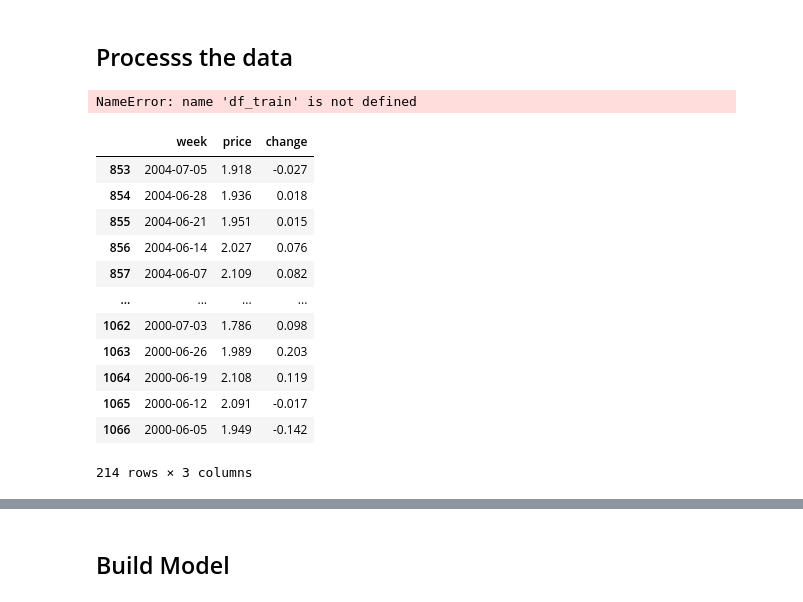
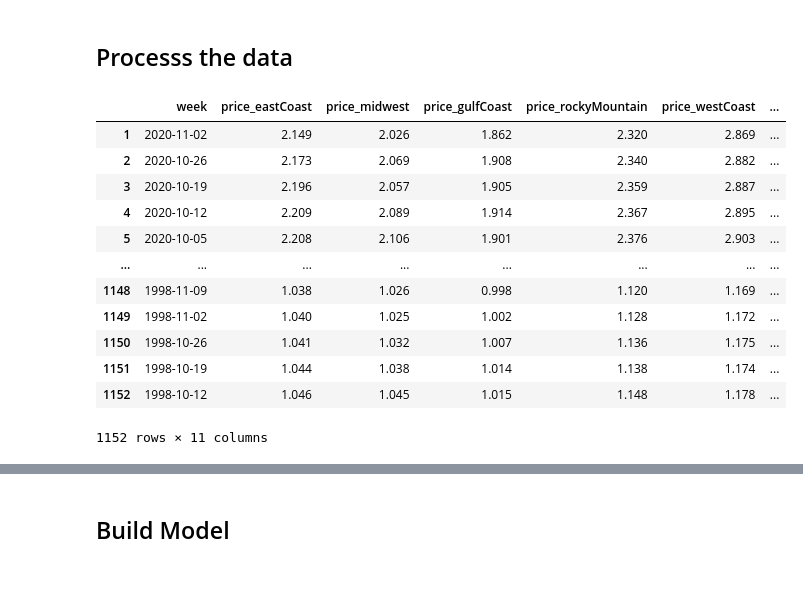
Before and after one commit to ioanacasandra7/Gas-price-prediction, a Jupyter notebook: models/model_gasPrice_only.ipynb, the cells around one changed output, grey strips where cells are left out. Saved outputs shown, nothing was run; the diff lists cells and outputs as text; code cells hidden in the pictures.

```diff
--- a/models/model_gasPrice_only.ipynb
+++ b/models/model_gasPrice_only.ipynb
@@ -68,23 +68,19 @@ prices_df.plot(x = 'week', y=["change_eastCoast", "change_midwest", "change_gulf
 train_size = int(0.8 * len(prices_df))
 prices_df_train = prices_df.iloc[0:train_size]
 prices_df_test = prices_df.iloc[train_size:]
-# %%
-pricesdf_train
-# %% [output]
-NameError: name 'df_train' is not defined
-# %%
-df_test
-# %% [output]
-|  | week | price | change |
-| 853 | 2004-07-05 | 1.918 | -0.027 |
-| 854 | 2004-06-28 | 1.936 | 0.018 |
-| 855 | 2004-06-21 | 1.951 | 0.015 |
-| 856 | 2004-06-14 | 2.027 | 0.076 |
-| 857 | 2004-06-07 | 2.109 | 0.082 |
-| ... | ... | ... | ... |
-| 1062 | 2000-07-03 | 1.786 | 0.098 |
-| 1063 | 2000-06-26 | 1.989 | 0.203 |
-| 1064 | 2000-06-19 | 2.108 | 0.119 |
-| 1065 | 2000-06-12 | 2.091 | -0.017 |
-| 1066 | 2000-06-05 | 1.949 | -0.142 |
-214 rows × 3 columns
+# %%
+prices_df_train
+# %% [output]
+|  | week | price_eastCoast | price_midwest | price_gulfCoast | price_rockyMountain | price_westCoast | ... |
+| 1 | 2020-11-02 | 2.149 | 2.026 | 1.862 | 2.320 | 2.869 | ... |
+| 2 | 2020-10-26 | 2.173 | 2.069 | 1.908 | 2.340 | 2.882 | ... |
+| 3 | 2020-10-19 | 2.196 | 2.057 | 1.905 | 2.359 | 2.887 | ... |
+| 4 | 2020-10-12 | 2.209 | 2.089 | 1.914 | 2.367 | 2.895 | ... |
+| 5 | 2020-10-05 | 2.208 | 2.106 | 1.901 | 2.376 | 2.903 | ... |
+| ... | ... | ... | ... | ... | ... | ... | ... |
+| 1148 | 1998-11-09 | 1.038 | 1.026 | 0.998 | 1.120 | 1.169 | ... |
+| 1149 | 1998-11-02 | 1.040 | 1.025 | 1.002 | 1.128 | 1.172 | ... |
+| 1150 | 1998-10-26 | 1.041 | 1.032 | 1.007 | 1.136 | 1.175 | ... |
+| 1151 | 1998-10-19 | 1.044 | 1.038 | 1.014 | 1.138 | 1.174 | ... |
+| 1152 | 1998-10-12 | 1.046 | 1.045 | 1.015 | 1.148 | 1.178 | ... |
+1152 rows × 11 columns
```
Also changed, not shown: parts of 27 cells of this notebook, 2 other files.
